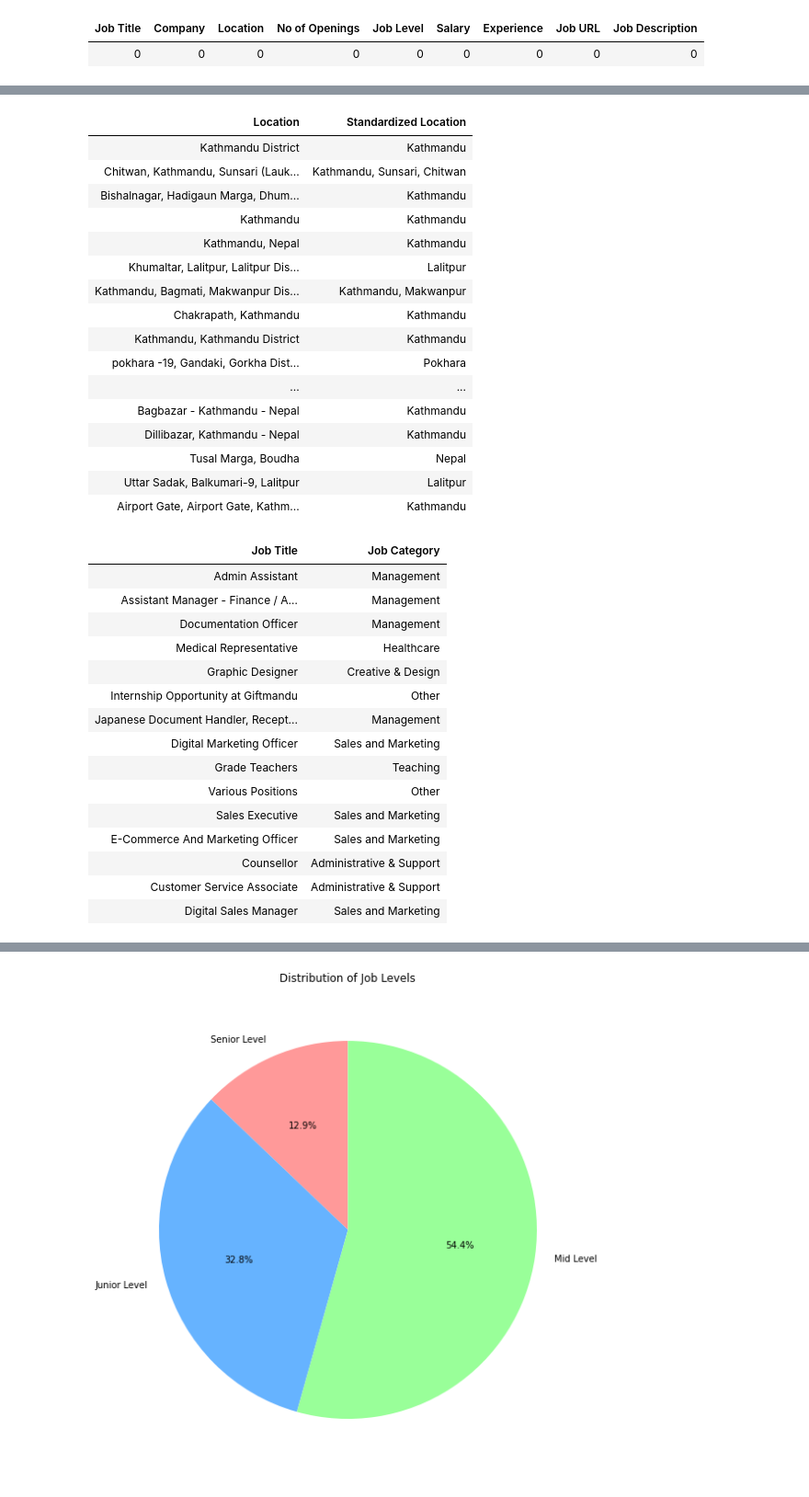
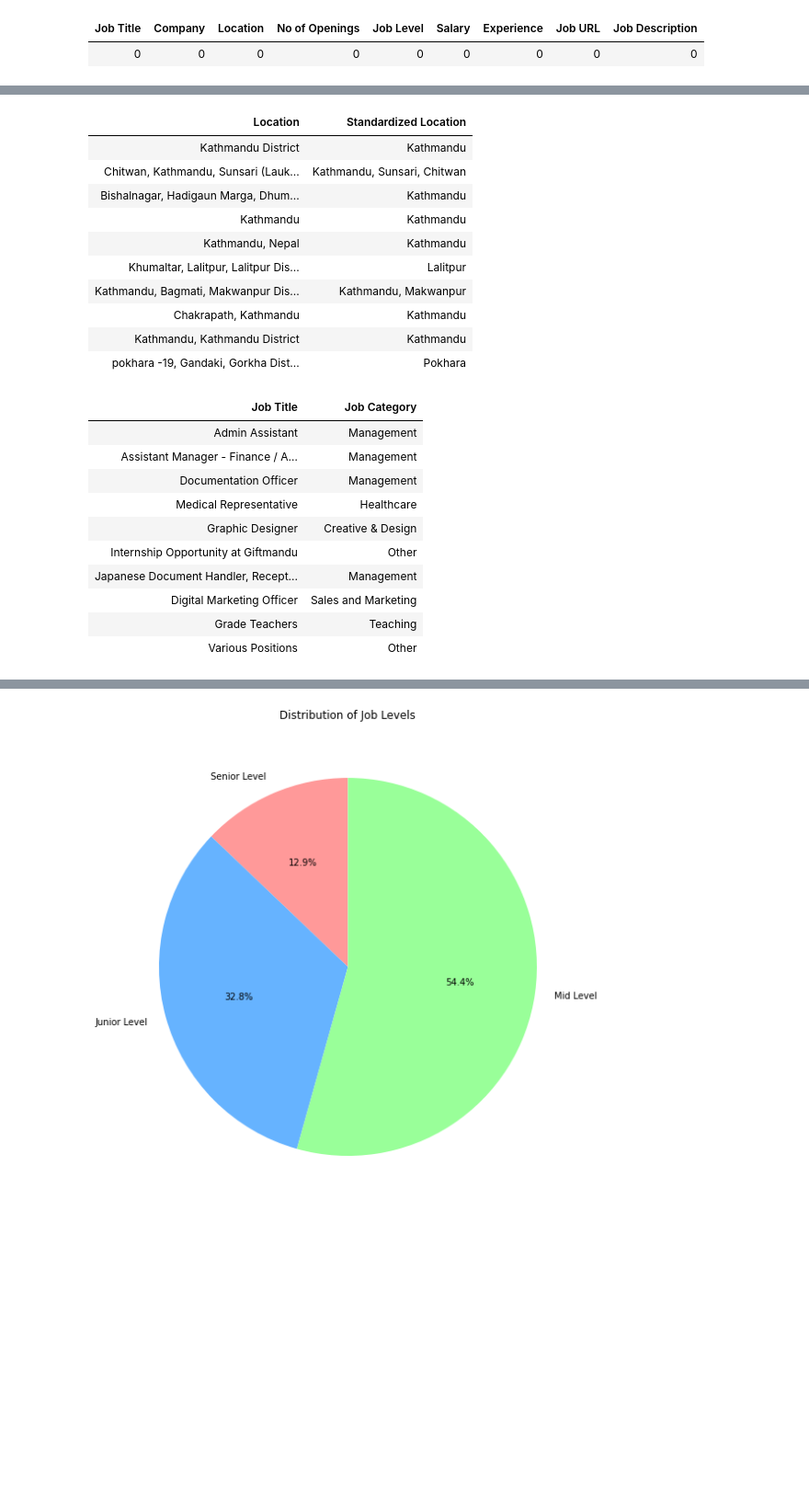
Before and after one commit to aashishdk/Srapping-Job-Portal, a Jupyter notebook: JobScraping_Analysis_Project.ipynb, the cells around one changed output, grey strips where cells are left out. Shown: that part at 92% size. Drawn from its saved outputs; the diff is of its cells as text; code cells hidden in the pictures; blank space fills up the shorter version.

```diff
--- a/JobScraping_Analysis_Project.ipynb
+++ b/JobScraping_Analysis_Project.ipynb
@@ -209,25 +209,19 @@ job_listenings_df = job_listenings_df.withColumn(
 )
 # %%
 #Comparing previous Location and Standardize Location
-display(job_listenings_df.select('Location','Standardized Location').limit(30))
+display(job_listenings_df.select('Location','Standardized Location').limit(10))
 # %% [output]
 | Location | Standardized Location |
 | Kathmandu District | Kathmandu |
 | Chitwan, Kathmandu, Sunsari (Lauk... | Kathmandu, Sunsari, Chitwan |
 | Bishalnagar, Hadigaun Marga, Dhum... | Kathmandu |
 | Kathmandu | Kathmandu |
 | Kathmandu, Nepal | Kathmandu |
 | Khumaltar, Lalitpur, Lalitpur Dis... | Lalitpur |
 | Kathmandu, Bagmati, Makwanpur Dis... | Kathmandu, Makwanpur |
 | Chakrapath, Kathmandu | Kathmandu |
 | Kathmandu, Kathmandu District | Kathmandu |
 | pokhara -19, Gandaki, Gorkha Dist... | Pokhara |
-| ... | ... |
-| Bagbazar - Kathmandu - Nepal | Kathmandu |
-| Dillibazar, Kathmandu - Nepal | Kathmandu |
-| Tusal Marga, Boudha | Nepal |
-| Uttar Sadak, Balkumari-9, Lalitpur | Lalitpur |
-| Airport Gate, Airport Gate, Kathm... | Kathmandu |
 # %%
 #Classifying Job Title acoording to its Job Type
 from difflib import get_close_matches
@@ -390,7 +384,7 @@ def fuzzy_match_category(job_title):
 match_udf = udf(fuzzy_match_category, StringType())
 
 job_listenings_df = job_listenings_df.withColumn("Job Category", match_udf("Job Title"))
-display(job_listenings_df.select("Job Title", "Job Category").limit(15))
+display(job_listenings_df.select("Job Title", "Job Category").limit(10))
 # %% [output]
 | Job Title | Job Category |
 | Admin Assistant | Management |
@@ -403,11 +397,6 @@ display(job_listenings_df.select("Job Title", "Job Category").limit(15))
 | Digital Marketing Officer | Sales and Marketing |
 | Grade Teachers | Teaching |
 | Various Positions | Other |
-| Sales Executive | Sales and Marketing |
-| E-Commerce And Marketing Officer | Sales and Marketing |
-| Counsellor | Administrative & Support |
-| Customer Service Associate | Administrative & Support |
-| Digital Sales Manager | Sales and Marketing |
 # %%
 #Handling inappropriate data
 datetime_pattern = r"(Jan\.|Feb\.|Mar\.|Apr\.|May|Jun\.|Jul\.|Aug\.|Sep\.|Oct\.|Nov\.|Dec\.)\s+\d{1,2},\s+\d{4}.*"
```
Also changed, not shown: parts of 8 cells of this notebook, 1 other file.
